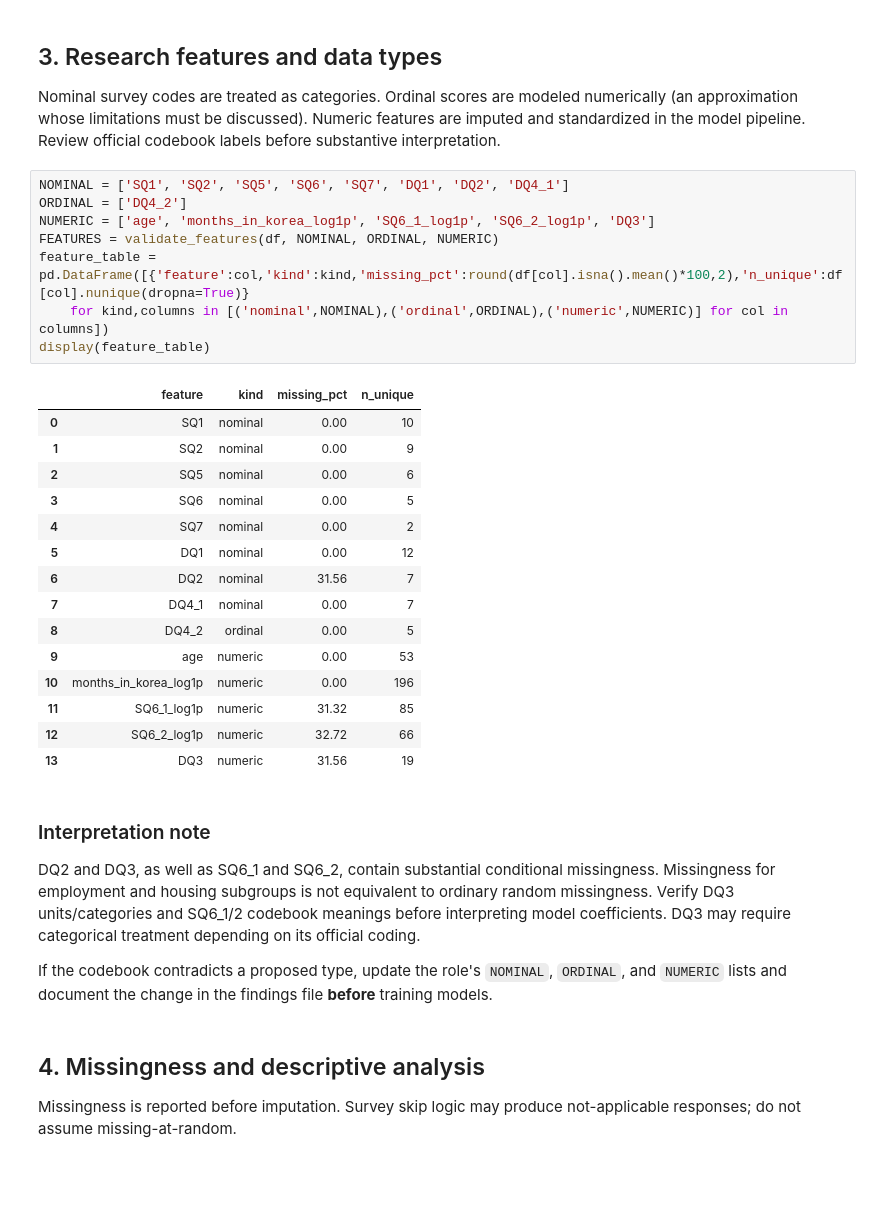
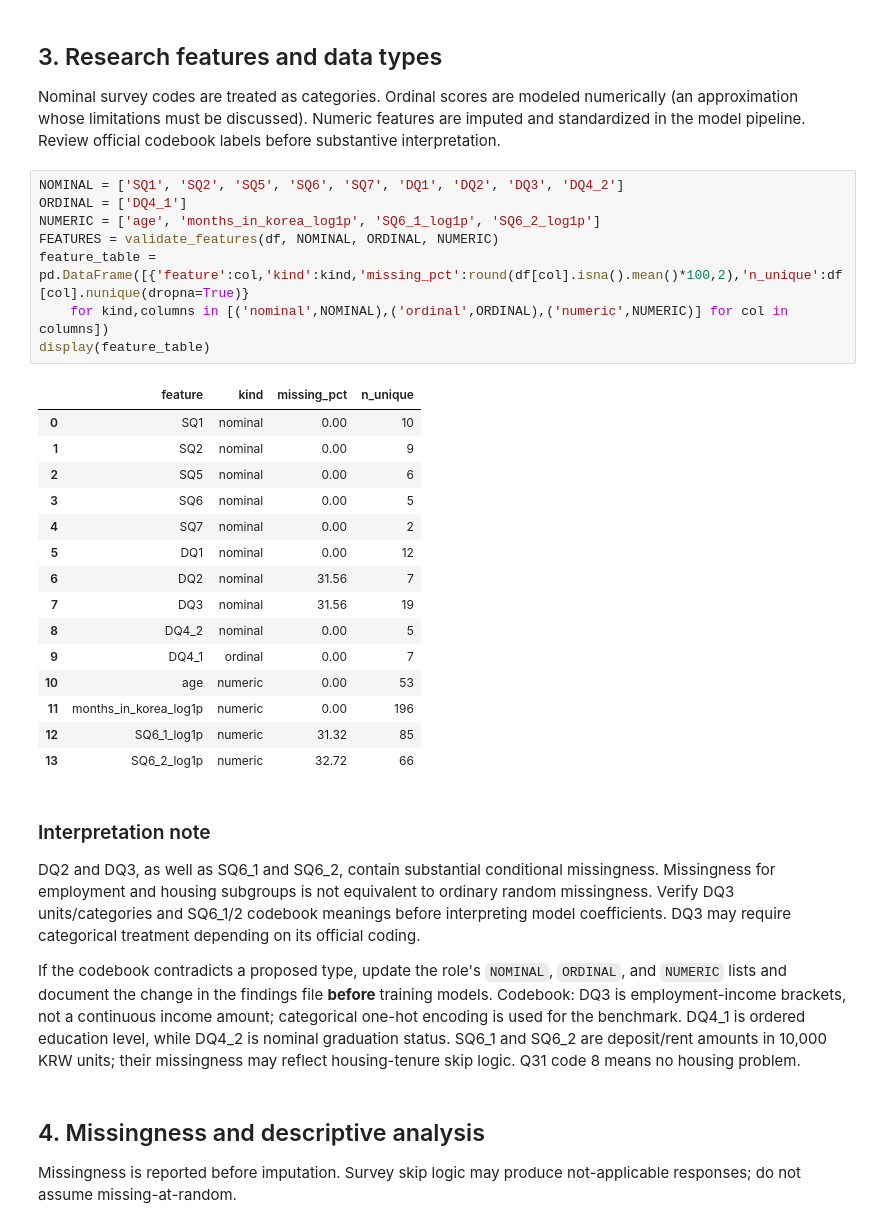
Before and after one commit to Laura77-code/seoul-foreigners-ml, a Jupyter notebook: notebooks/03_economic_living.ipynb, the cells around one changed output. Saved outputs shown, nothing was run; the diff lists cells and outputs as text; blank space fills up the shorter version.

```diff
--- a/notebooks/03_economic_living.ipynb
+++ b/notebooks/03_economic_living.ipynb
@@ -50,35 +56,36 @@ Class proportions: {0: 0.3448, 1: 0.6552}
 
 Nominal survey codes are treated as categories. Ordinal scores are modeled numerically (an approximation whose limitations must be discussed). Numeric features are imputed and standardized in the model pipeline. Review official codebook labels before substantive interpretation.
 # %%
-NOMINAL = ['SQ1', 'SQ2', 'SQ5', 'SQ6', 'SQ7', 'DQ1', 'DQ2', 'DQ4_1']
-ORDINAL = ['DQ4_2']
-NUMERIC = ['age', 'months_in_korea_log1p', 'SQ6_1_log1p', 'SQ6_2_log1p', 'DQ3']
+NOMINAL = ['SQ1', 'SQ2', 'SQ5', 'SQ6', 'SQ7', 'DQ1', 'DQ2', 'DQ3', 'DQ4_2']
+ORDINAL = ['DQ4_1']
+NUMERIC = ['age', 'months_in_korea_log1p', 'SQ6_1_log1p', 'SQ6_2_log1p']
 FEATURES = validate_features(df, NOMINAL, ORDINAL, NUMERIC)
 feature_table = pd.DataFrame([{'feature':col,'kind':kind,'missing_pct':round(df[col].isna().mean()*100,2),'n_unique':df[col].nunique(dropna=True)}
     for kind,columns in [('nominal',NOMINAL),('ordinal',ORDINAL),('numeric',NUMERIC)] for col in columns])
 display(feature_table)
 # %% [output]
 |  | feature | kind | missing_pct | n_unique |
 | 0 | SQ1 | nominal | 0.00 | 10 |
 | 1 | SQ2 | nominal | 0.00 | 9 |
 | 2 | SQ5 | nominal | 0.00 | 6 |
 | 3 | SQ6 | nominal | 0.00 | 5 |
 | 4 | SQ7 | nominal | 0.00 | 2 |
 | 5 | DQ1 | nominal | 0.00 | 12 |
 | 6 | DQ2 | nominal | 31.56 | 7 |
-| 7 | DQ4_1 | nominal | 0.00 | 7 |
-| 8 | DQ4_2 | ordinal | 0.00 | 5 |
-| 9 | age | numeric | 0.00 | 53 |
-| 10 | months_in_korea_log1p | numeric | 0.00 | 196 |
-| 11 | SQ6_1_log1p | numeric | 31.32 | 85 |
-| 12 | SQ6_2_log1p | numeric | 32.72 | 66 |
-| 13 | DQ3 | numeric | 31.56 | 19 |
+| 7 | DQ3 | nominal | 31.56 | 19 |
+| 8 | DQ4_2 | nominal | 0.00 | 5 |
+| 9 | DQ4_1 | ordinal | 0.00 | 7 |
+| 10 | age | numeric | 0.00 | 53 |
+| 11 | months_in_korea_log1p | numeric | 0.00 | 196 |
+| 12 | SQ6_1_log1p | numeric | 31.32 | 85 |
+| 13 | SQ6_2_log1p | numeric | 32.72 | 66 |
 # %% [markdown]
 ### Interpretation note
 
 DQ2 and DQ3, as well as SQ6_1 and SQ6_2, contain substantial conditional missingness. Missingness for employment and housing subgroups is not equivalent to ordinary random missingness. Verify DQ3 units/categories and SQ6_1/2 codebook meanings before interpreting model coefficients. DQ3 may require categorical treatment depending on its official coding.
 
 If the codebook contradicts a proposed type, update the role's `NOMINAL`, `ORDINAL`, and `NUMERIC` lists and document the change in the findings file **before** training models.
+Codebook: DQ3 is employment-income brackets, not a continuous income amount; categorical one-hot encoding is used for the benchmark. DQ4_1 is ordered education level, while DQ4_2 is nominal graduation status. SQ6_1 and SQ6_2 are deposit/rent amounts in 10,000 KRW units; their missingness may reflect housing-tenure skip logic. Q31 code 8 means no housing problem.
 # %% [markdown]
 ## 4. Missingness and descriptive analysis
 
```
Also changed, not shown: parts of 13 cells of this notebook, 36 other files.
